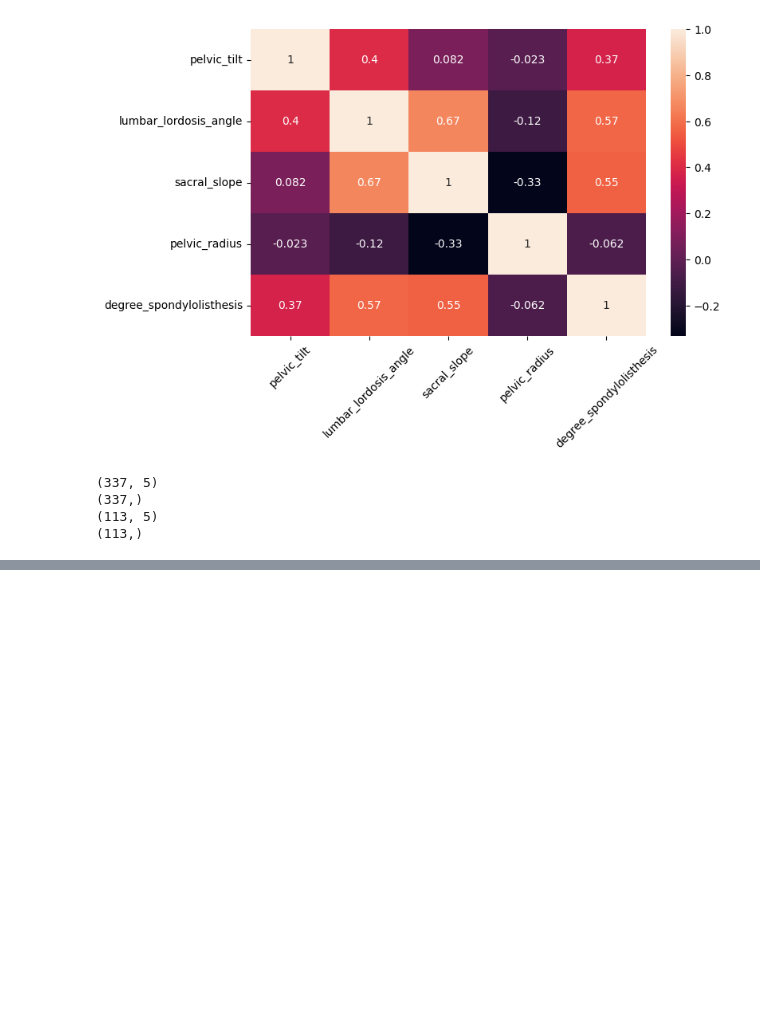
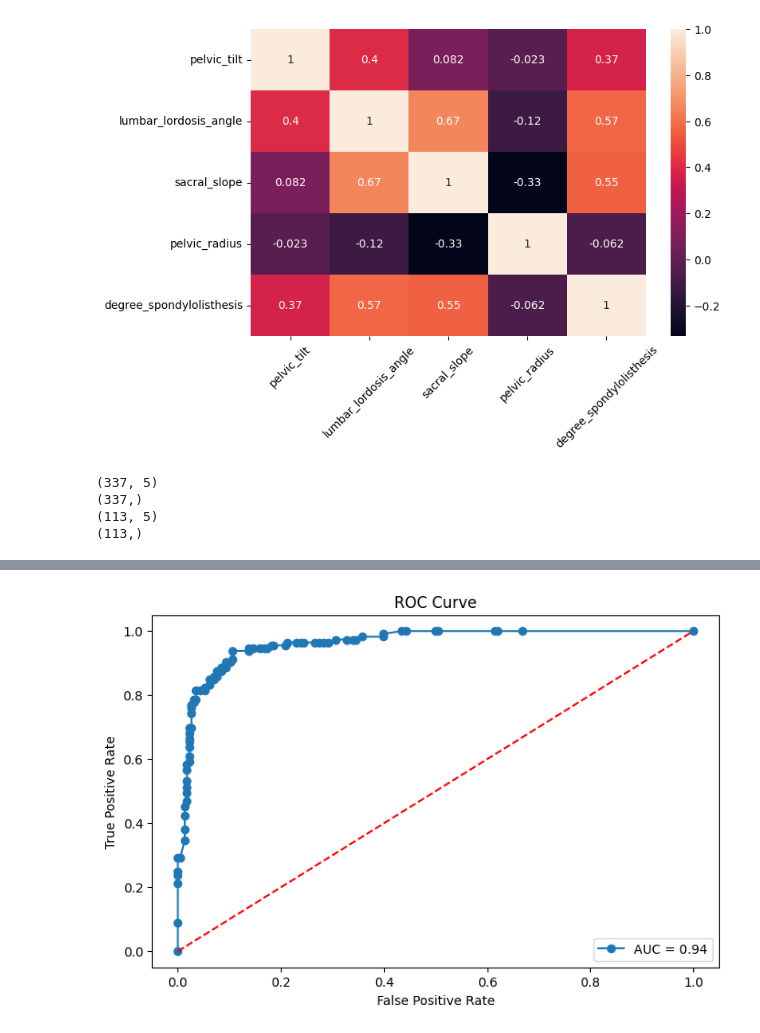
Before and after one commit to PaulaPerazzo/ExAI-Proj-1, a Jupyter notebook: project_1.ipynb, the cells around one changed output, grey strips where cells are left out. Drawn from its saved outputs; the diff is of its cells as text; code cells hidden in the pictures; blank space fills up the shorter version.

Commit message:
rf model training and evaluation

```diff
--- a/project_1.ipynb
+++ b/project_1.ipynb
@@ -112,0 +160,5 @@ y_test.to_csv("./data/y_test.csv", index=False)
+# %%
+### run the optimization
+
+study = optuna.create_study(direction="maximize")
+study.optimize(objective, n_trials=100)
@@ -112,0 +199,4 @@ y_test.to_csv("./data/y_test.csv", index=False)
+# %%
+model.fit(X_train, y_train)
+
+joblib.dump(model, "./model/rf_model.pkl")
@@ -112,0 +205,12 @@ y_test.to_csv("./data/y_test.csv", index=False)
+# %%
+### evaluate the model
+from sklearn.metrics import classification_report
+
+y_pred = model.predict(X_test)
+
+# unlabel encoding
+y_test_label = le.inverse_transform(y_test)
+y_pred_label = le.inverse_transform(y_pred)
+
+classification = classification_report(y_test, y_pred)
+print(classification_report(y_test_label, y_pred_label))
@@ -112,0 +227,22 @@ y_test.to_csv("./data/y_test.csv", index=False)
+# %%
+### auc roc curve
+from sklearn.metrics import roc_curve, roc_auc_score
+import matplotlib.pyplot as plt
+from sklearn.preprocessing import label_binarize
+
+y_test_bin = label_binarize(y_test_label, classes=le.classes_)
+y_pred_proba_bin = model.predict_proba(X_test)
+
+fpr, tpr, _ = roc_curve(y_test_bin.ravel(), y_pred_proba_bin.ravel())
+roc_auc = roc_auc_score(y_test_bin, y_pred_proba_bin)
+
+plt.figure(figsize=(8, 5))
+plt.plot(fpr, tpr, marker="o", label=f"AUC = {roc_auc:.2f}")
+plt.plot([0, 1], [0, 1], linestyle="--", color="red")
+plt.xlabel("False Positive Rate")
+plt.ylabel("True Positive Rate")
+plt.legend(loc="lower right")
+plt.title("ROC Curve")
+plt.show()
+# %% [output]
+[figure, added]
```
Also changed, not shown: parts of 10 cells of this notebook, 3 other files.
